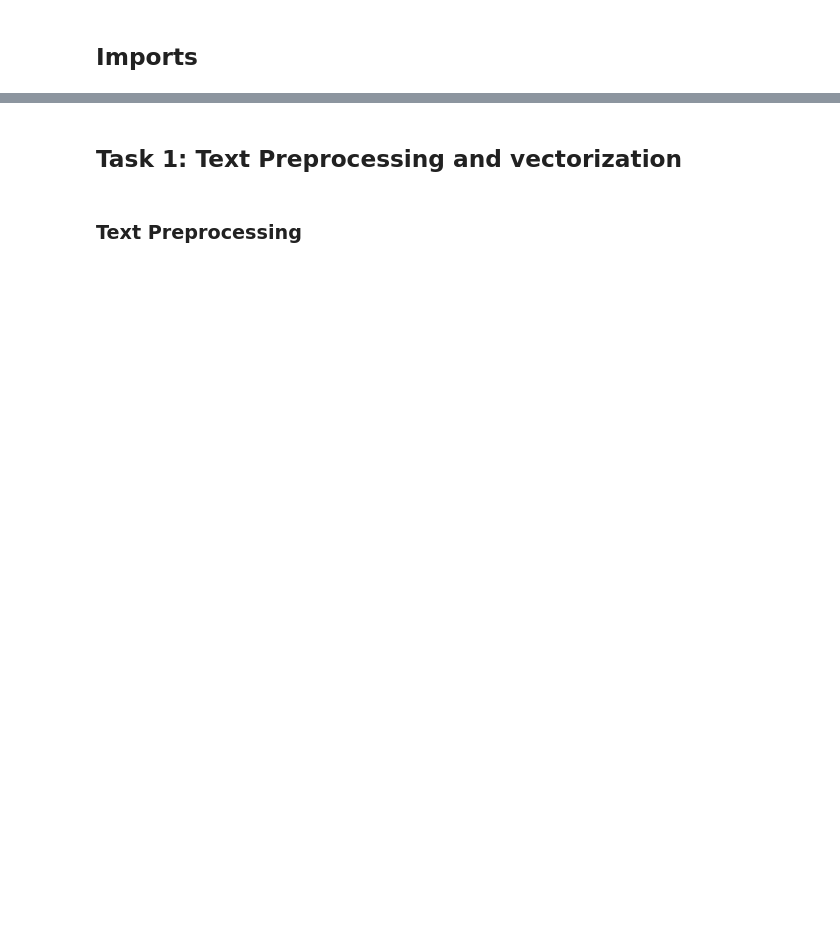
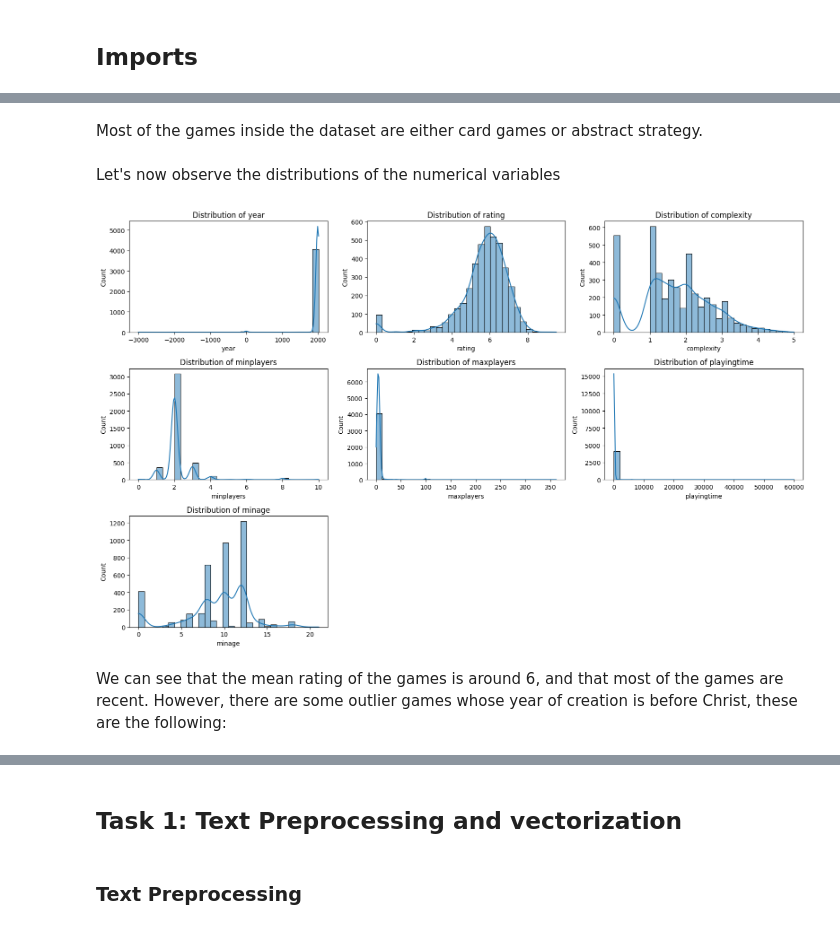
Before and after one commit to alexgaarciia/MLApps_BoardGames, a Jupyter notebook: mlapps_final_project.ipynb, the cells around one changed output, grey strips where cells are left out. Saved outputs shown, nothing was run; the diff lists cells and outputs as text; code cells hidden in the pictures; blank space fills up the shorter version.

```diff
--- a/mlapps_final_project.ipynb
+++ b/mlapps_final_project.ipynb
@@ -57,4 +114,4 @@ from nltk.tokenize import word_tokenize
 # %%
-filename = "boardgames_3000.csv"
+filename = "boardgames_4122.csv"
 games = pd.read_csv(filename, sep=";")
 games.head()
@@ -60,0 +207,19 @@ games.head()
+# %% [markdown]
+Most of the games inside the dataset are either card games or abstract strategy.
+# %% [markdown]
+Let's now observe the distributions of the numerical variables
+# %%
+# Distribution plots
+numeric_features = ['year', 'rating', 'complexity', 'minplayers', 'maxplayers', 'playingtime', 'minage']
+
+plt.figure(figsize=(16, 10))
+for i, feature in enumerate(numeric_features):
+    plt.subplot(3, 3, i+1)
+    sns.histplot(games[feature].dropna(), kde=True, bins=30)
+    plt.title(f"Distribution of {feature}")
+plt.tight_layout()
+plt.show()
+# %% [output]
+[figure, added]
+# %% [markdown]
+We can see that the mean rating of the games is around 6, and that most of the games are recent. However, there are some outlier games whose year of creation is before Christ, these are the following:
```
Also changed, not shown: parts of 169 cells of this notebook, 4 other files.
